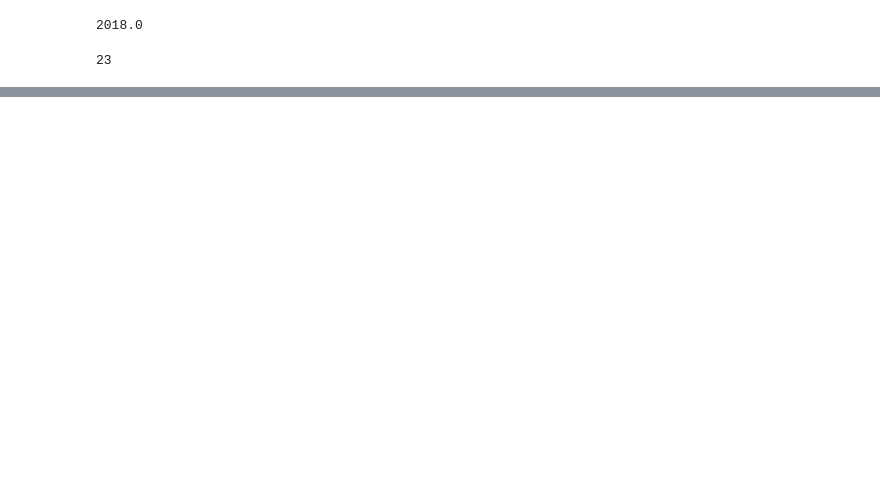
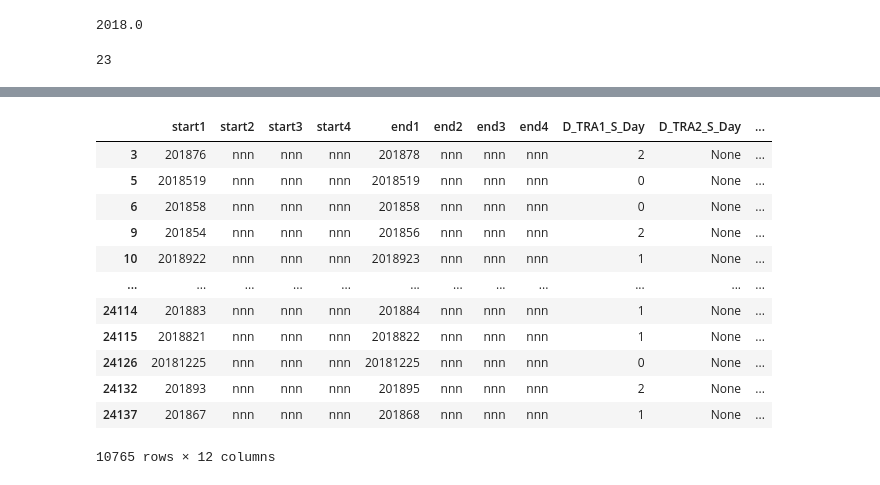
Before and after one commit to kwak-dong-su/data-crawling, a Jupyter notebook: ML_Project/2018 국민여행조사 전처리.ipynb, the cells around one changed output, grey strips where cells are left out. Drawn from its saved outputs; the diff is of its cells as text; code cells hidden in the pictures; blank space fills up the shorter version.

Commit message:
data start

```diff
--- a/ML_Project/2018 국민여행조사 전처리.ipynb
+++ b/ML_Project/2018 국민여행조사 전처리.ipynb
@@ -367,0 +467,3 @@ end=str(df['D_TRA1_EYEAR'])+str(df['D_TRA1_EMONTH'])+str(df['D_TRA1_EDAY'])
+# %%
+for i in range(1, 5):
+    date_df['start'+str(i)]=df['D_TRA'+str(i)+'_SYEAR'].astype(str).apply(cut_zero)+df['D_TRA'+str(i)+'_SMONTH'].astype(str).apply(cut_zero)+df['D_TRA'+str(i)+'_SDAY'].astype(str).apply(cut_zero)
@@ -367,0 +476,3 @@ end=str(df['D_TRA1_EYEAR'])+str(df['D_TRA1_EMONTH'])+str(df['D_TRA1_EDAY'])
+# %%
+for i in range(1, 5):
+    date_df['end'+str(i)]=df['D_TRA'+str(i)+'_EYEAR'].astype(str).apply(cut_zero)+df['D_TRA'+str(i)+'_EMONTH'].astype(str).apply(cut_zero)+df['D_TRA'+str(i)+'_EDAY'].astype(str).apply(cut_zero)
@@ -367,0 +502,3 @@ end=str(df['D_TRA1_EYEAR'])+str(df['D_TRA1_EMONTH'])+str(df['D_TRA1_EDAY'])
+# %%
+def toDate(str):
+    return datetime.strptime(str, "%Y%m%d")
@@ -367,0 +507,28 @@ end=str(df['D_TRA1_EYEAR'])+str(df['D_TRA1_EMONTH'])+str(df['D_TRA1_EDAY'])
+# %%
+for i in range(1, 5):
+    date_df['D_TRA'+str(i)+'_S_Day']=None
+
+for i in range(0, 24138):
+    try:
+        differ=toDate(date_df['end1'][i])-toDate(date_df['start1'][i])
+        date_df['D_TRA1_S_Day'][i]=differ.days
+    except:
+        pass
+
+    try:
+        differ=toDate(date_df['end2'][i])-toDate(date_df['start2'][i])
+        date_df['D_TRA2_S_Day'][i]=differ.days
+    except:
+        pass
+
+    try:
+        differ=toDate(date_df['end3'][i])-toDate(date_df['start3'][i])
+        date_df['D_TRA3_S_Day'][i]=differ.days
+    except:
+        pass
+
+    try:
+        differ=toDate(date_df['end4'][i])-toDate(date_df['start4'][i])
+        date_df['D_TRA4_S_Day'][i]=differ.days
+    except:
+        pass
@@ -367,0 +557,16 @@ end=str(df['D_TRA1_EYEAR'])+str(df['D_TRA1_EMONTH'])+str(df['D_TRA1_EDAY'])
+# %%
+date_df
+# %% [output]
+|  | start1 | start2 | start3 | start4 | end1 | end2 | end3 | end4 | D_TRA1_S_Day | D_TRA2_S_Day | ... |
+| 3 | 201876 | nnn | nnn | nnn | 201878 | nnn | nnn | nnn | 2 | None | ... |
+| 5 | 2018519 | nnn | nnn | nnn | 2018519 | nnn | nnn | nnn | 0 | None | ... |
+| 6 | 201858 | nnn | nnn | nnn | 201858 | nnn | nnn | nnn | 0 | None | ... |
+| 9 | 201854 | nnn | nnn | nnn | 201856 | nnn | nnn | nnn | 2 | None | ... |
+| 10 | 2018922 | nnn | nnn | nnn | 2018923 | nnn | nnn | nnn | 1 | None | ... |
+| ... | ... | ... | ... | ... | ... | ... | ... | ... | ... | ... | ... |
+| 24114 | 201883 | nnn | nnn | nnn | 201884 | nnn | nnn | nnn | 1 | None | ... |
+| 24115 | 2018821 | nnn | nnn | nnn | 2018822 | nnn | nnn | nnn | 1 | None | ... |
+| 24126 | 20181225 | nnn | nnn | nnn | 20181225 | nnn | nnn | nnn | 0 | None | ... |
+| 24132 | 201893 | nnn | nnn | nnn | 201895 | nnn | nnn | nnn | 2 | None | ... |
+| 24137 | 201867 | nnn | nnn | nnn | 201868 | nnn | nnn | nnn | 1 | None | ... |
+10765 rows × 12 columns
```
Also changed, not shown: parts of 33 cells of this notebook, 6 other files.
